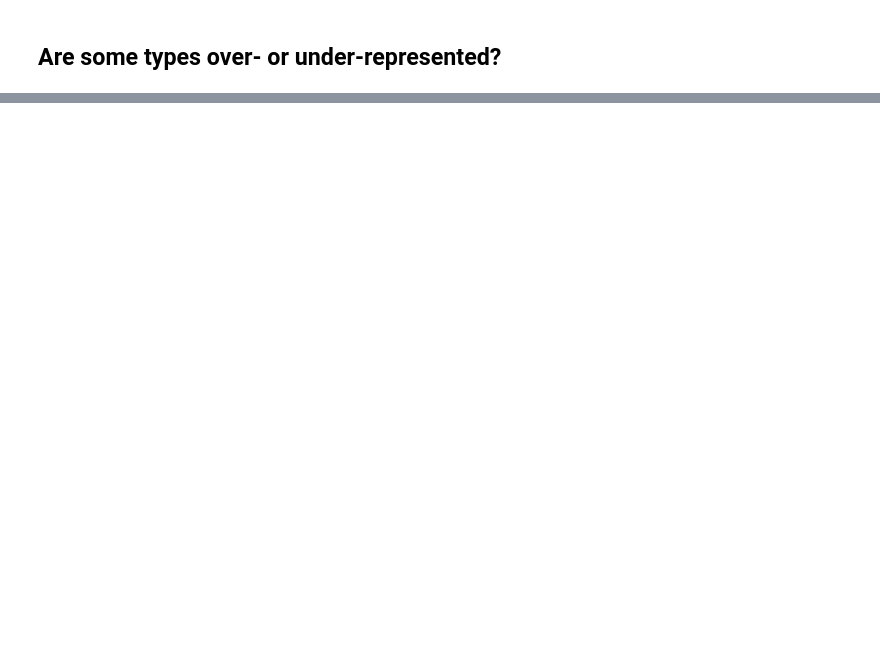
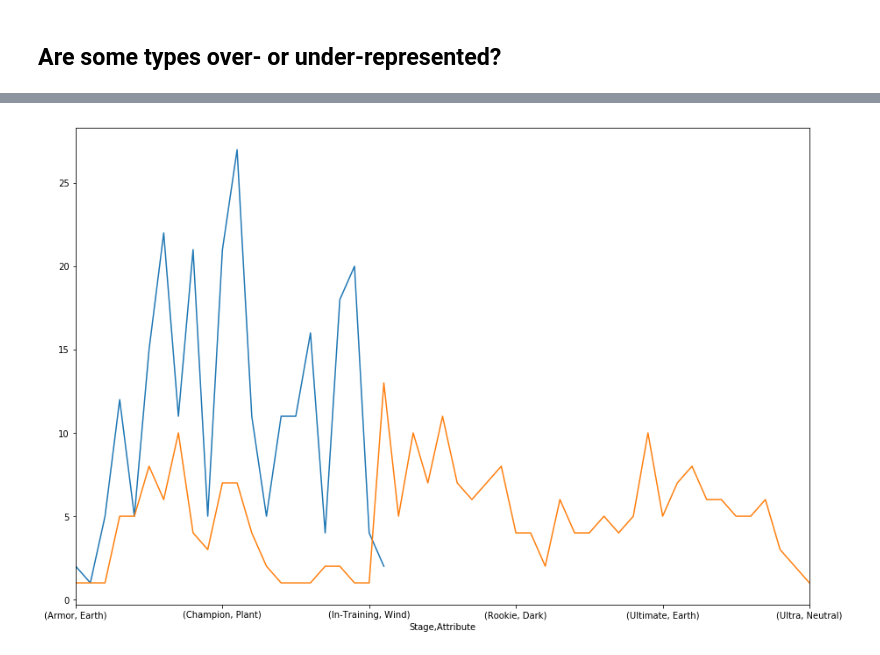
Before and after one commit to krazygaurav/Kaggle-Practice, a Jupyter notebook: Digimon.ipynb, the cells around one changed output, grey strips where cells are left out. Drawn from its saved outputs; the diff is of its cells as text; code cells hidden in the pictures; blank space fills up the shorter version.

```diff
--- a/Digimon.ipynb
+++ b/Digimon.ipynb
@@ -196,0 +230,11 @@ digimons.groupby(["Type"])[""]
+# %%
+fig, ax = plt.subplots(figsize=(15,10))
+#This will give me a distribution of count for available combinations of (Stage and Attribute)
+digimons.groupby(['Stage', 'Type']).agg('count')['Number'].plot()
+#This will give me a distribution of count for available combinations of (Stage and Type)
+digimons.groupby(['Stage', 'Attribute']).agg('count')['Number'].plot()
+# plt.plot(stageType)
+# plt.plot(attributeType)
+plt.show()
+# %% [output]
+[figure, added]
```
Also changed, not shown: parts of 15 cells of this notebook.
